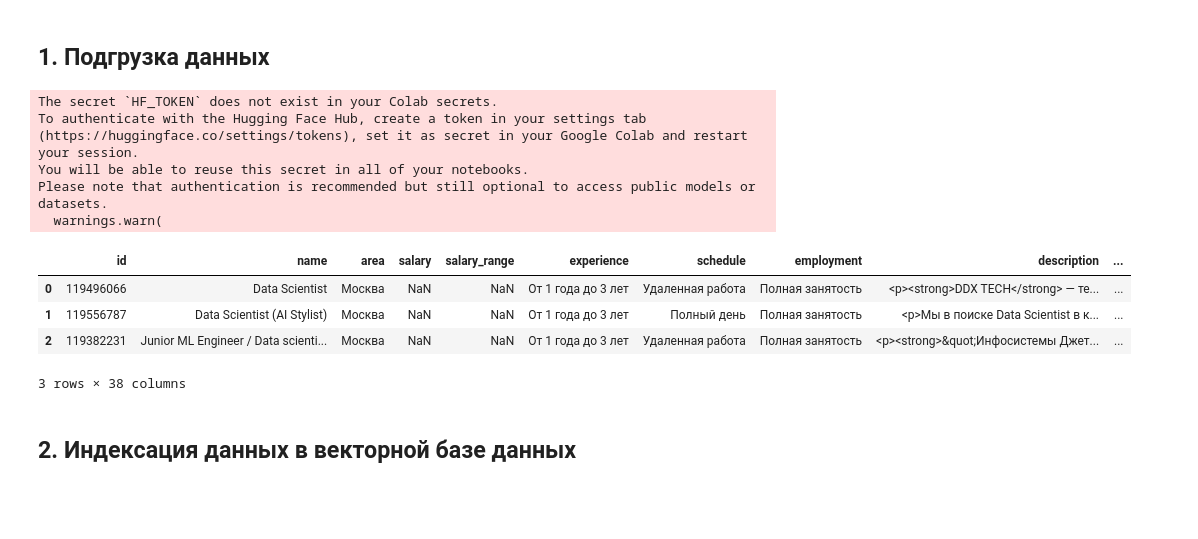
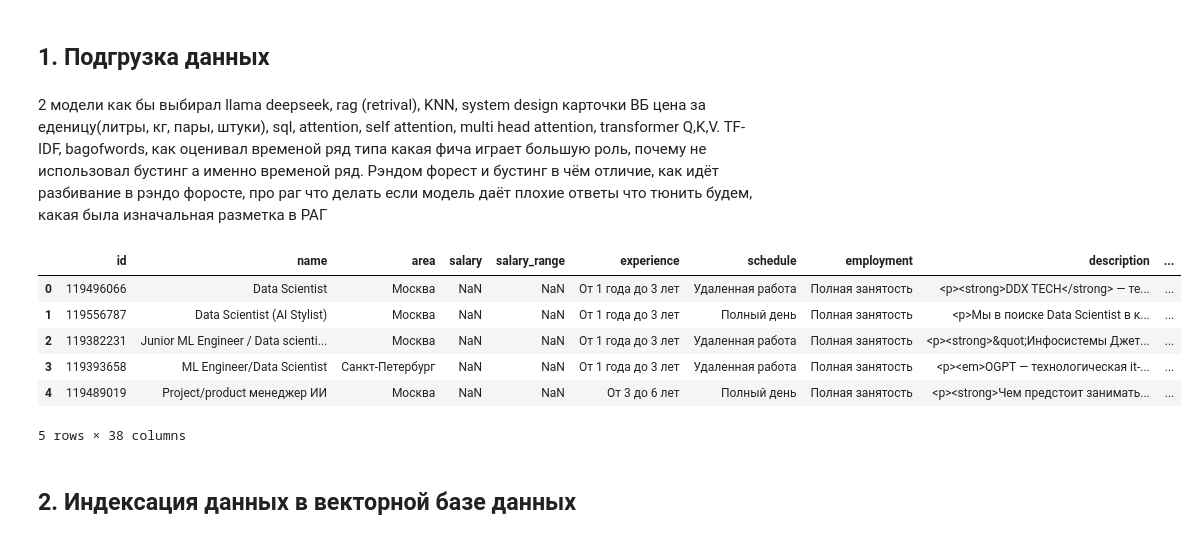
Before and after one commit to Call911some1/RAG-project, a Jupyter notebook: langchain_qdrant_ipynb_.ipynb, the cells around one changed output. Drawn from its saved outputs; the diff is of its cells as text; code cells hidden in the pictures; blank space fills up the shorter version.

Commit message:
changing data

```diff
--- a/langchain_qdrant_ipynb_.ipynb
+++ b/langchain_qdrant_ipynb_.ipynb
@@ -2,24 +2,24 @@
 # Cемантический поиск и RAG
 # %% [markdown]
 ## 1. Подгрузка данных
+# %% [markdown]
+2 модели как бы выбирал llama deepseek, rag (retrival), KNN, system design карточки ВБ цена за еденицу(литры, кг, пары, штуки), sql, attention, self attention,
+multi head attention, transformer Q,K,V.   TF-IDF, bagofwords, как оценивал временой ряд типа какая фича играет большую роль, почему не использовал бустинг а именно
+временой ряд. Рэндом форест и бустинг в чём отличие, как идёт разбивание в рэндо форосте, про раг что делать если модель даёт плохие ответы что тюнить будем, какая была изначальная разметка в РАГ
 # %%
 import pandas as pd
 # %%
-data = pd.read_csv("hf://datasets/Textovic/hh_vacancy/cleaned_data.csv")
+data = pd.read_csv("/home/andrey/ds_bootcamp/new_Bootcamp_DS/RAG_data/hh_vacancy.csv")
-# %% [output]
-The secret `HF_TOKEN` does not exist in your Colab secrets.
-To authenticate with the Hugging Face Hub, create a token in your settings tab (https://huggingface.co/settings/tokens), set it as secret in your Google Colab and restart your session.
-You will be able to reuse this secret in all of your notebooks.
-Please note that authentication is recommended but still optional to access public models or datasets.
-  warnings.warn(
 # %%
-data.head(3)
+data.head(5)
 # %% [output]
 |  | id | name | area | salary | salary_range | experience | schedule | employment | description | ... |
 | 0 | 119496066 | Data Scientist | Москва | NaN | NaN | От 1 года до 3 лет | Удаленная работа | Полная занятость | <p><strong>DDX TECH</strong> — те... | ... |
 | 1 | 119556787 | Data Scientist (AI Stylist) | Москва | NaN | NaN | От 1 года до 3 лет | Полный день | Полная занятость | <p>Мы в поиске Data Scientist в к... | ... |
 | 2 | 119382231 | Junior ML Engineer / Data scienti... | Москва | NaN | NaN | От 1 года до 3 лет | Удаленная работа | Полная занятость | <p><strong>&quot;Инфосистемы Джет... | ... |
+| 3 | 119393658 | ML Engineer/Data Scientist | Санкт-Петербург | NaN | NaN | От 1 года до 3 лет | Удаленная работа | Полная занятость | <p><em>OGPT — технологическая it-... | ... |
+| 4 | 119489019 | Project/product менеджер ИИ | Москва | NaN | NaN | От 3 до 6 лет | Полный день | Полная занятость | <p><strong>Чем предстоит занимать... | ... |
-3 rows × 38 columns
+5 rows × 38 columns
 # %%
 # data.loc[0]
 # %%
```
Also changed, not shown: parts of 17 cells of this notebook.
